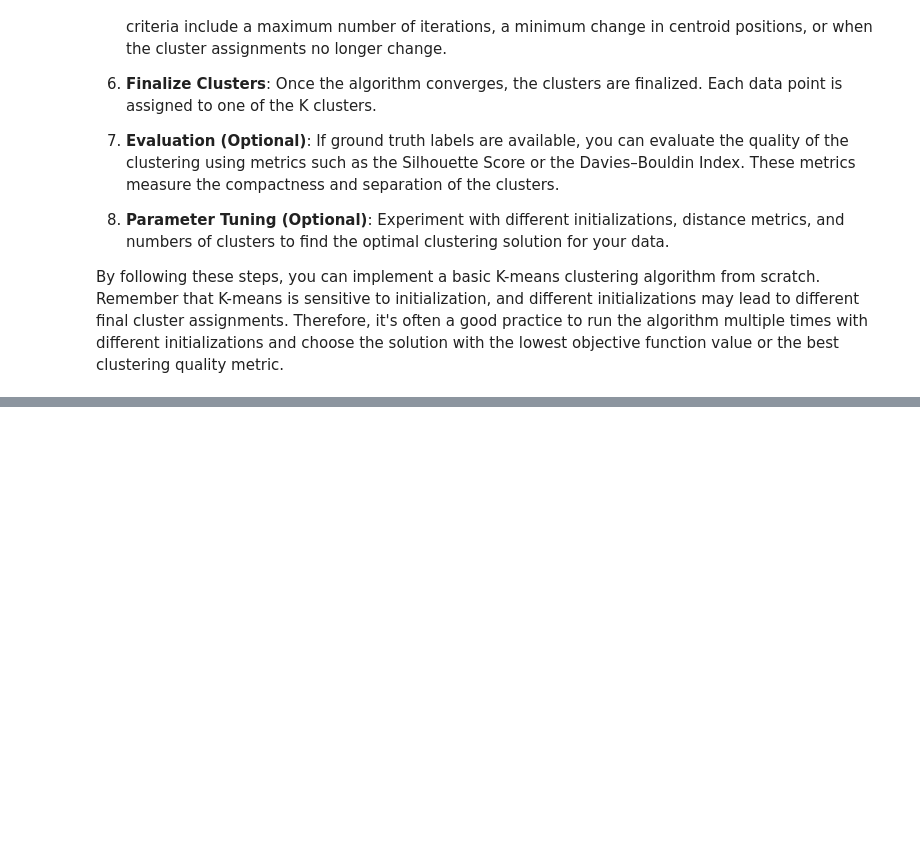
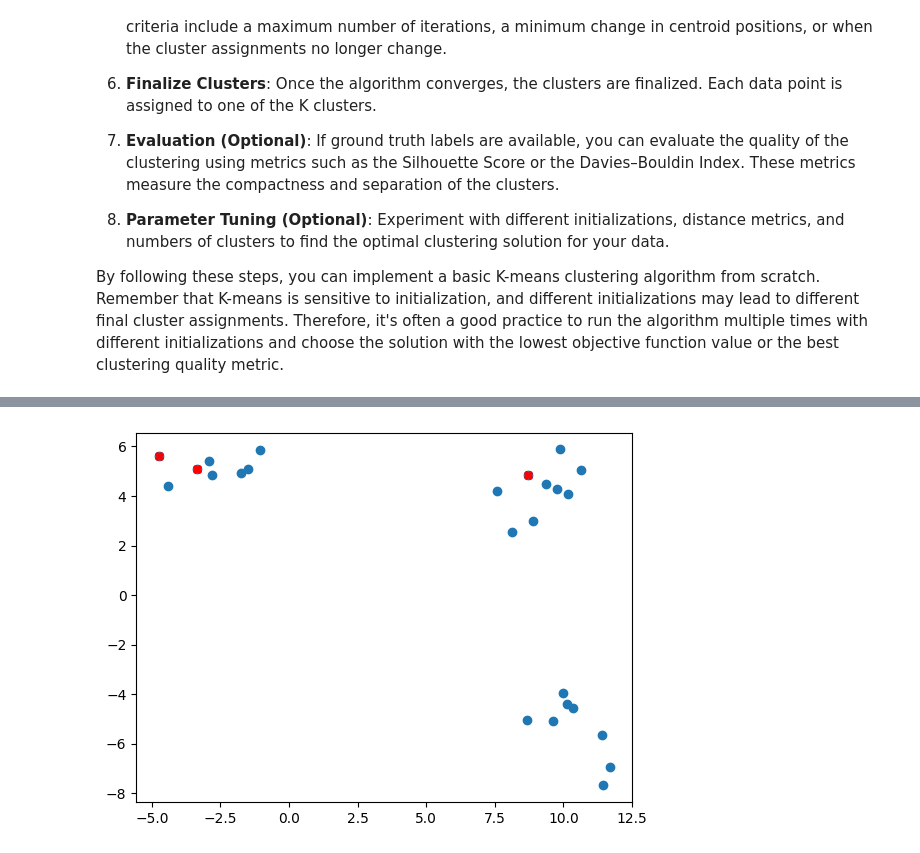
Before and after one commit to ivonnerubio/K-Means, a Jupyter notebook: K_Means_Clustering-2.ipynb, the cells around one changed output, grey strips where cells are left out. Saved outputs shown, nothing was run; the diff lists cells and outputs as text; code cells hidden in the pictures; blank space fills up the shorter version.

```diff
--- a/K_Means_Clustering-2.ipynb
+++ b/K_Means_Clustering-2.ipynb
@@ -245,0 +337,11 @@ closest_point_y = y[index]
+# %%
+kMeans = KMeans(data=X, n_clusters=n_clusters, max_iter=300)
+initial_centroids = kMeans._initialize_centroids()
+
+plt.scatter(X[:,0],X[:,1])
+for i in range(len(initial_centroids)):
+  index = initial_centroids[i]
+  plt.plot(X[index,0], X[index,1], marker='X',color='red')
+plt.show()
+# %% [output]
+[figure, added]
```
Also changed, not shown: parts of 23 cells of this notebook, 1 other file.
